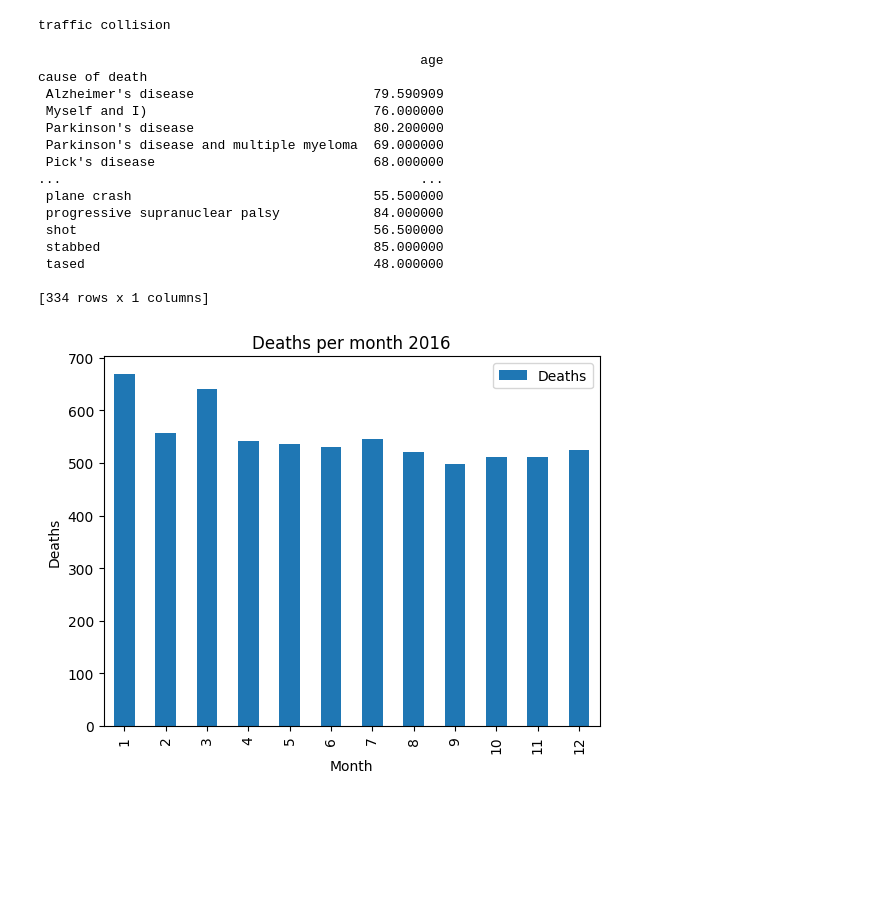
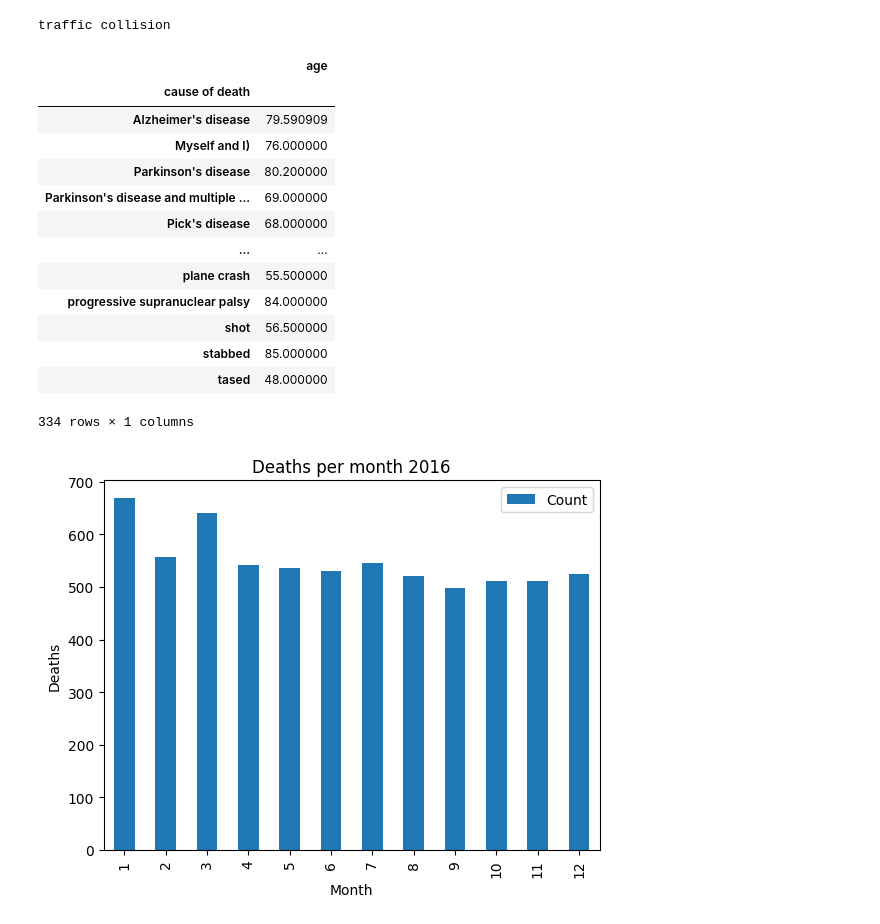
Before and after one commit to john29917958/Practices, a Jupyter notebook: python/celebrity_deaths/celebrity_deaths_2016.ipynb, the cells around one changed output. Saved outputs shown, nothing was run; the diff lists cells and outputs as text; code cells hidden in the pictures; blank space fills up the shorter version.

Commit message:
write celebrity_deaths_2016.ipynb

```diff
--- a/python/celebrity_deaths/celebrity_deaths_2016.ipynb
+++ b/python/celebrity_deaths/celebrity_deaths_2016.ipynb
@@ -137,23 +116,22 @@ import numpy as np
 
 df_grouped_cause = df[['cause of death', 'age']
                       ].groupby('cause of death').mean()
-print(df_grouped_cause)
+df_grouped_cause
 # %% [output]
+|  | age |
+| cause of death |  |
+| Alzheimer's disease | 79.590909 |
+| Myself and I) | 76.000000 |
+| Parkinson's disease | 80.200000 |
+| Parkinson's disease and multiple ... | 69.000000 |
+| Pick's disease | 68.000000 |
+| ... | ... |
+| plane crash | 55.500000 |
+| progressive supranuclear palsy | 84.000000 |
+| shot | 56.500000 |
+| stabbed | 85.000000 |
+| tased | 48.000000 |
-                                                 age
-cause of death
- Alzheimer's disease                       79.590909
- Myself and I)                             76.000000
- Parkinson's disease                       80.200000
- Parkinson's disease and multiple myeloma  69.000000
- Pick's disease                            68.000000
-...                                              ...
- plane crash                               55.500000
- progressive supranuclear palsy            84.000000
- shot                                      56.500000
- stabbed                                   85.000000
- tased                                     48.000000
-
-[334 rows x 1 columns]
+334 rows × 1 columns
 # %%
 def get_month(date):
     return date.month
@@ -174,11 +152,11 @@ df_per_month = df_2016.groupby(
 # %%
 import matplotlib.pyplot as plt
 
 ax = df_per_month.plot(x='month', y='count', kind='bar',
                        title='Deaths per month 2016')
 ax.set_xlabel('Month')
 ax.set_ylabel('Deaths')
-ax.legend(['Deaths'])
+ax.legend(['Count'])
 plt.show()
 # %% [output]
-[figure, old version]
+[figure, new version]
```
Also changed, not shown: parts of 5 cells of this notebook.
